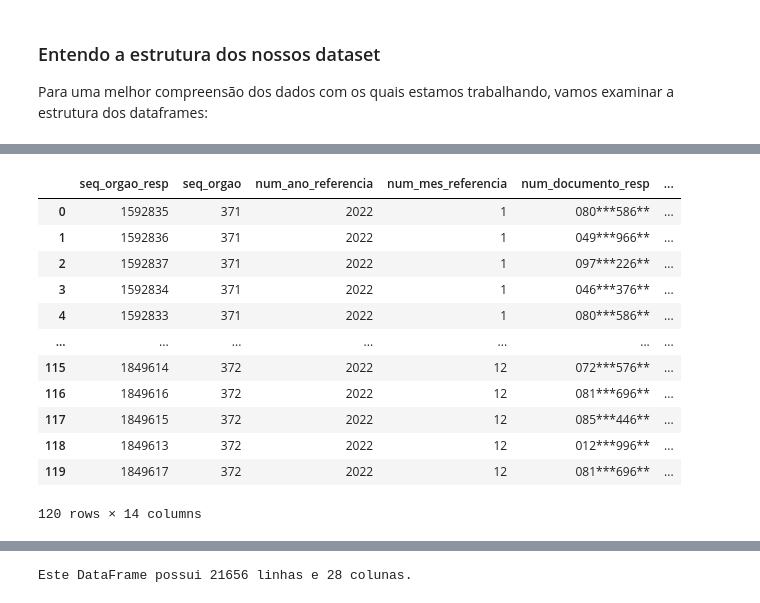
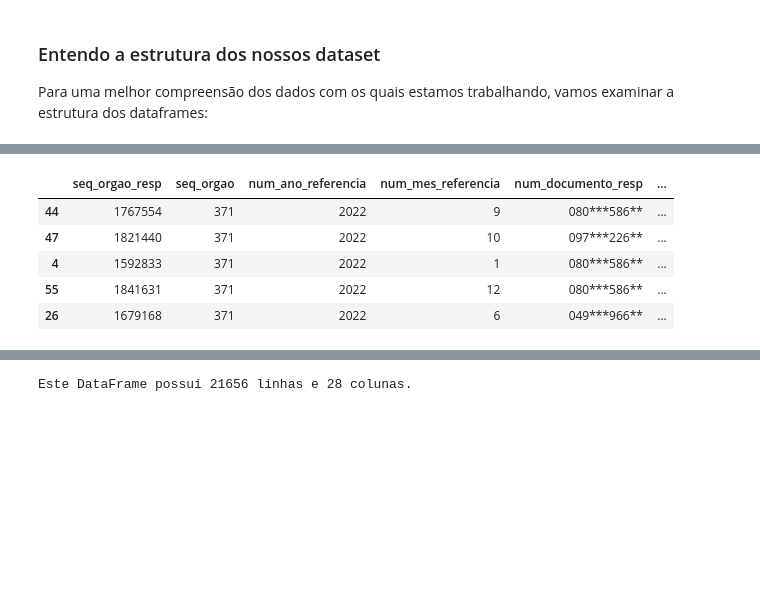
Before and after one commit to alexcamargos/GastosPublicosCapelinhaMG, a Jupyter notebook: analise_exploratoria_pagamentos.ipynb, the cells around one changed output, grey strips where cells are left out. Cells and saved outputs as stored; diff of their text form; code cells hidden in the pictures; blank space fills up the shorter version.

```diff
--- a/analise_exploratoria.ipynb
+++ b/analise_exploratoria_pagamentos.ipynb
@@ -103,5 +68,5 @@ finally:
 %matplotlib inline
 # %%
-# Configuring Pandas to display floating point values, using two decimal places.
-pd.options.display.float_format = '{:,.2f}'.format
+# Configurando o Pandas para exibir valores flutuantes com duas casas decimais
+pd.set_option('display.float_format', '{:.2f}'.format)
 # %%
@@ -182,19 +141,12 @@ agency_df
 | 0 | 371 | 2022 | 1 | CAMARA MUNICIPAL DE CAPELINHA | 01 - CÂMARA MUNICIPAL | 3112307 | CAPELINHA | 31 | ... |
 | 1 | 372 | 2022 | 2 | PREFEITURA MUNICIPAL DE CAPELINHA | 02 - PREFEITURA MUNICIPAL | 3112307 | CAPELINHA | 31 | ... |
 # %%
-responsible_df
+responsible_df.sample(5, random_state=RANDOM_SEED)
 # %% [output]
 |  | seq_orgao_resp | seq_orgao | num_ano_referencia | num_mes_referencia | num_documento_resp | ... |
-| 0 | 1592835 | 371 | 2022 | 1 | 080***586** | ... |
-| 1 | 1592836 | 371 | 2022 | 1 | 049***966** | ... |
-| 2 | 1592837 | 371 | 2022 | 1 | 097***226** | ... |
-| 3 | 1592834 | 371 | 2022 | 1 | 046***376** | ... |
+| 44 | 1767554 | 371 | 2022 | 9 | 080***586** | ... |
+| 47 | 1821440 | 371 | 2022 | 10 | 097***226** | ... |
 | 4 | 1592833 | 371 | 2022 | 1 | 080***586** | ... |
-| ... | ... | ... | ... | ... | ... | ... |
-| 115 | 1849614 | 372 | 2022 | 12 | 072***576** | ... |
-| 116 | 1849616 | 372 | 2022 | 12 | 081***696** | ... |
-| 117 | 1849615 | 372 | 2022 | 12 | 085***446** | ... |
-| 118 | 1849613 | 372 | 2022 | 12 | 012***996** | ... |
-| 119 | 1849617 | 372 | 2022 | 12 | 081***696** | ... |
+| 55 | 1841631 | 371 | 2022 | 12 | 080***586** | ... |
+| 26 | 1679168 | 371 | 2022 | 6 | 049***966** | ... |
-120 rows × 14 columns
 # %%
```
Also changed, not shown: parts of 52 cells of this notebook.
